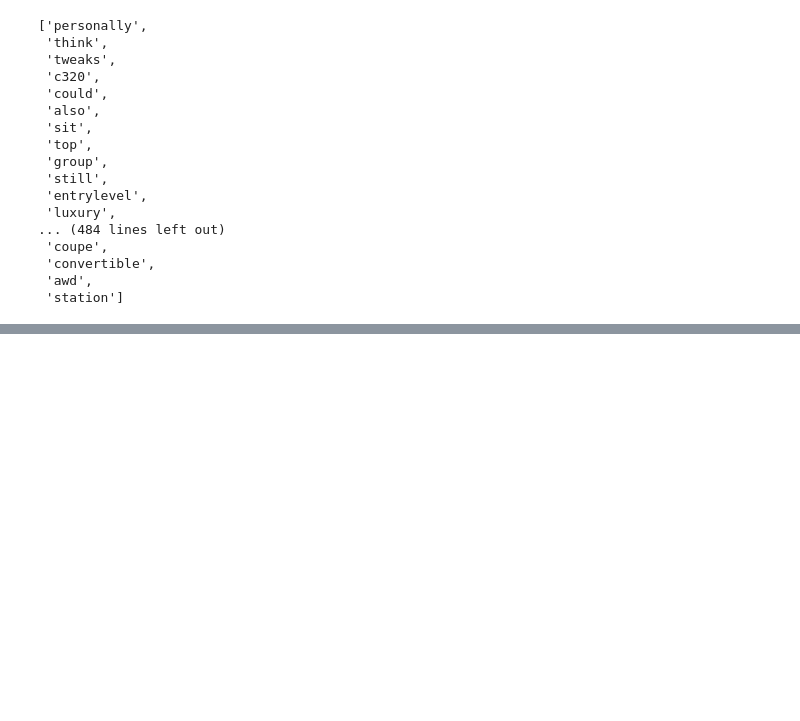
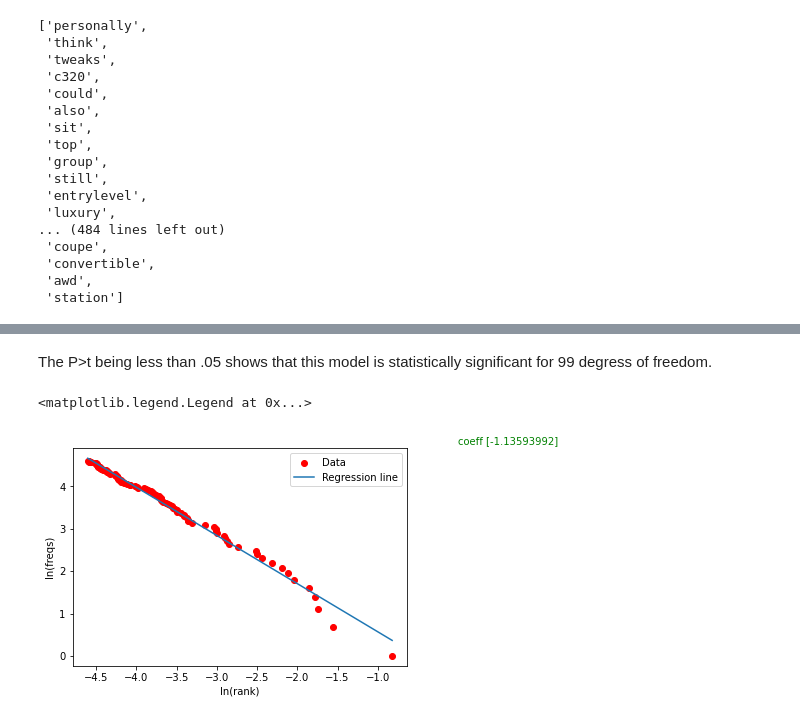
Before and after one commit to SaianshR/edmunds-analysis, a Jupyter notebook: zipf.ipynb, the cells around one changed output, grey strips where cells are left out. Saved outputs shown, nothing was run; the diff lists cells and outputs as text; code cells hidden in the pictures; blank space fills up the shorter version.

```diff
--- a/zipf.ipynb
+++ b/zipf.ipynb
@@ -95,3 +144,15 @@ ranks = np.log(ranks)
+# %% [markdown]
+The P>t being less than .05 shows that this model is statistically significant for 99 degress of freedom.
+# %%
+plt.scatter(x,y,label='Data',color='red')
+plt.plot(x,lr.predict(x),label='Regression line')
+plt.xlabel("ln(rank)")
+plt.ylabel("ln(freqs)")
+plt.text(x=0,y=5,s=r"coeff "+str(lr.coef_[0]), fontsize=10, color="g")
+plt.legend()
+# %% [output]
+<matplotlib.legend.Legend at 0x...>
+[figure, added]
 # %%
 # Creates Zipf Law's plot
 plt.figure(figsize=(10, 8))
```
Also changed, not shown: parts of 5 cells of this notebook.
